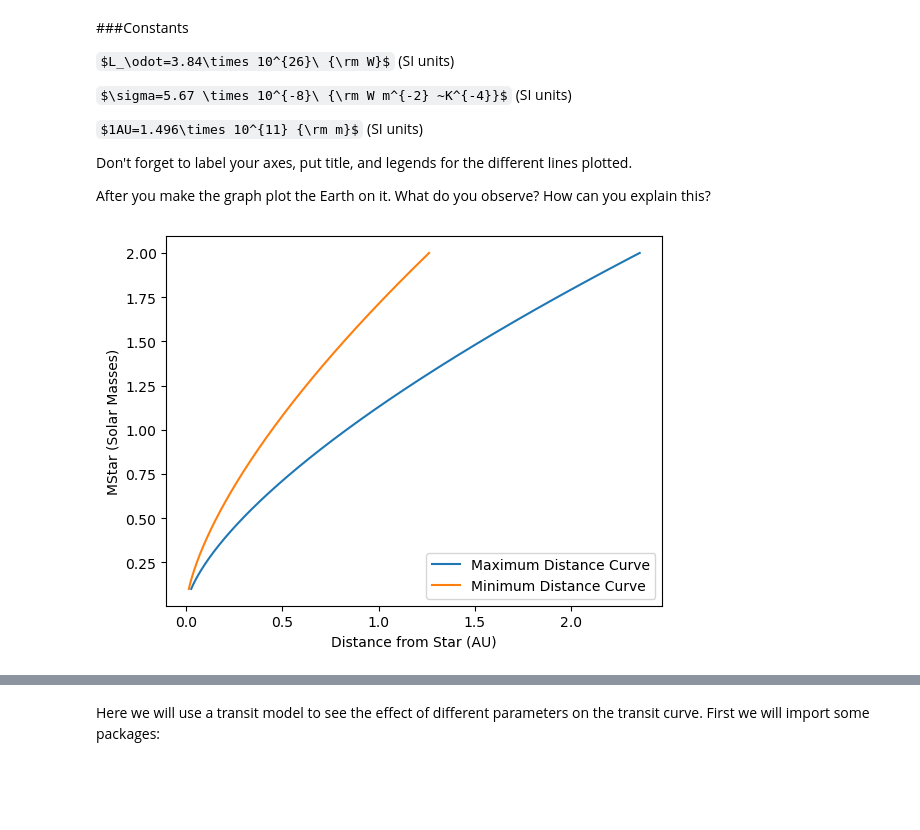
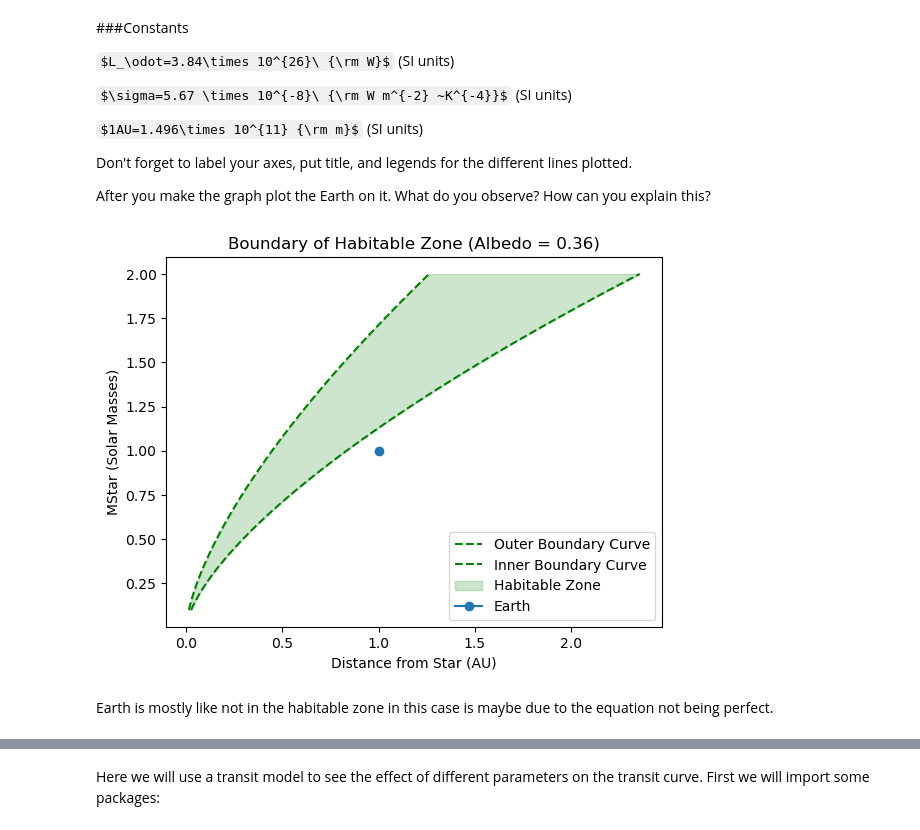
Before and after one commit to thanabodeewor/ThaiPASS2026, a Jupyter notebook: Exoplanets/Exoplanets.ipynb, the cells around one changed output, grey strips where cells are left out. Saved outputs shown, nothing was run; the diff lists cells and outputs as text; code cells hidden in the pictures; some formulas as TeX source; blank space fills up the shorter version.

Commit message:
Small visual changes while still can

```diff
--- a/Exoplanets/Exoplanets.ipynb
+++ b/Exoplanets/Exoplanets.ipynb
@@ -166,30 +166,35 @@ After you make the graph plot the Earth on it. What do you observe? How can you
 # %%
 #constants declaration
 import math
 L_sun = 3.84 * (10**26)
 sigma = 5.67 * (10**(-8))
 AU = 1.496 * (10**11)
 
 def boundary(mstar, albedo, temp):
     L = mstar ** 3 * L_sun
     return ((((1 - albedo) * L / (16 * math.pi * sigma)) ** (1/2)) * (temp ** (-2)))  / AU
 
 plt.figure()
 plt.ylabel("MStar (Solar Masses)")
 plt.xlabel("Distance from Star (AU)")
 ymin = np.empty(1000)
 ymax = np.empty(1000)
 i = 0
 for M in masses:
     ymin[i] =  boundary(M,0.36,373)
     ymax[i] = boundary(M,0.36,273)
     i += 1
-plt.plot(ymax,masses, label = "Maximum Distance Curve")
-plt.plot(ymin,masses, label = "Minimum Distance Curve")
+plt.plot(ymax,masses, label = "Outer Boundary Curve", color = 'green', linestyle = 'dashed')
+plt.plot(ymin,masses, label = "Inner Boundary Curve" , color = 'green', linestyle = 'dashed')
+plt.fill_betweenx(masses, ymin, ymax, color='green', alpha=0.2, label='Habitable Zone')
+plt.title("Boundary of Habitable Zone (Albedo = 0.36)")
+plt.plot(1.0,1.0,marker = "o", label = "Earth")
 plt.legend()
 plt.show()
 # %% [output]
-[figure, old version]
+[figure, new version]
+# %% [markdown]
+Earth is mostly like not in the habitable zone in this case is maybe due to the equation not being perfect.
 # %% [markdown]
 # EXOPLANETS III: Exoplanet transit modelling
 
```
Also changed, not shown: parts of 2 cells of this notebook.
